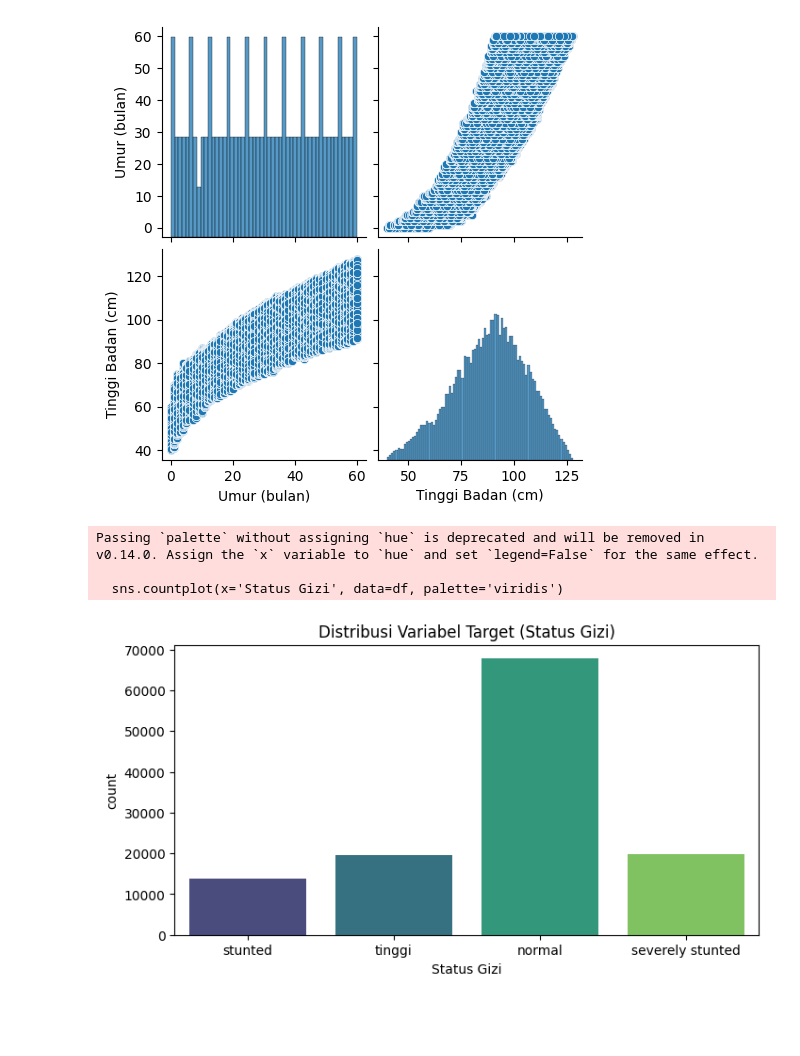
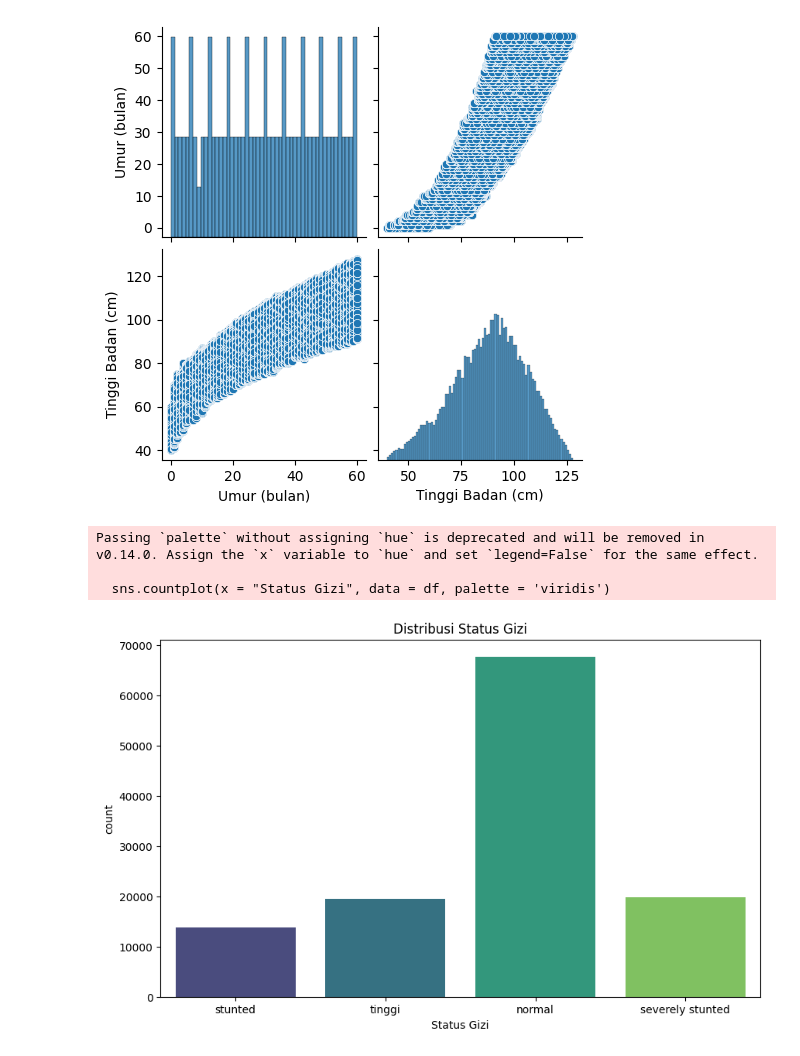
Before and after one commit to YazidBintang27/stunting-classification-model, a Jupyter notebook: stunting_classification.ipynb, the cells around one changed output. Cells and saved outputs as stored; diff of their text form; code cells hidden in the pictures; blank space fills up the shorter version.

```diff
--- a/stunting_classification.ipynb
+++ b/stunting_classification.ipynb
@@ -118,13 +138,13 @@ plt.show()
 # %% [output]
 [figure]
 # %%
-plt.figure(figsize=(8, 4))
-sns.countplot(x='Status Gizi', data=df, palette='viridis')
-plt.title('Distribusi Variabel Target (Status Gizi)')
+plt.figure(figsize = (10, 6))
+sns.countplot(x = "Status Gizi", data = df, palette = 'viridis')
+plt.title("Distribusi Status Gizi")
 plt.show()
 # %% [output]
 Passing `palette` without assigning `hue` is deprecated and will be removed in v0.14.0. Assign the `x` variable to `hue` and set `legend=False` for the same effect.
 
-  sns.countplot(x='Status Gizi', data=df, palette='viridis')
+  sns.countplot(x = "Status Gizi", data = df, palette = 'viridis')
-[figure, old version]
+[figure, new version]
 # %%
```
Also changed, not shown: parts of 30 cells of this notebook.
